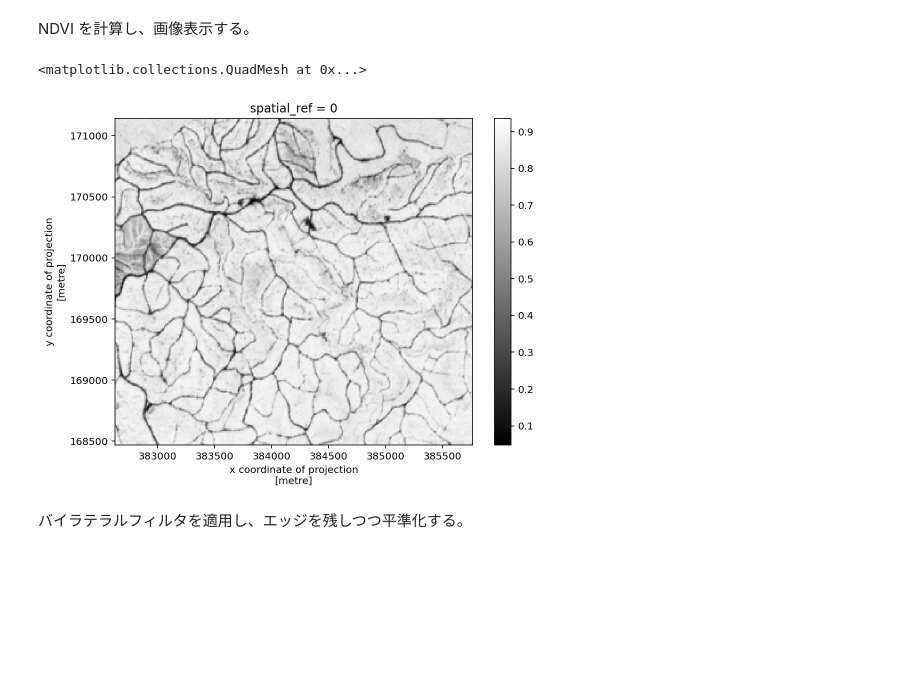
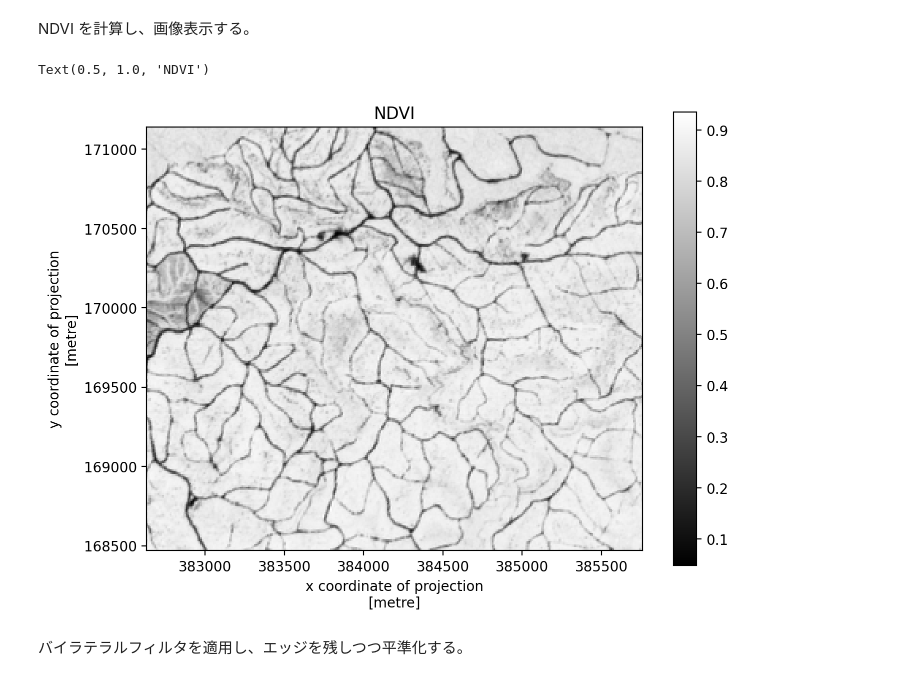
Before and after one commit to sankichi92/satelliteBook, a Jupyter notebook: notebooks/4-3-roads.ipynb, the cells around one changed output. Cells and saved outputs as stored; diff of their text form; code cells hidden in the pictures; blank space fills up the shorter version.

```diff
--- a/notebooks/4-3-roads.ipynb
+++ b/notebooks/4-3-roads.ipynb
@@ -19,6 +19,7 @@ Python 3.8.16
 # %%
 import matplotlib.pyplot as plt
 plt.rcParams['figure.figsize'] = (8, 6)
+plt.rcParams['figure.dpi'] = 100
 # %% [markdown]
 関心領域の Sentinel 2 データを検索し、もっとも被雲率の低いもののトゥルーカラー画像を確認する。
 # %%
@@ -55,12 +53,12 @@ import xarray as xr
 band_names = ['B02', 'B03', 'B04', 'B08']
 aoi_data = []
 for band_name in band_names:
-  band = rioxarray.open_rasterio(item.assets[band_name].href, chunks=True)
+  band = rioxarray.open_rasterio(item.assets[band_name].href)
   band = band.rio.clip_box(*aoi_bbox, crs='EPSG:4326')
   aoi_data.append(band)
 
 aoi_data = xr.concat(aoi_data, dim='band').assign_coords(band=band_names)
-aoi_data.load()
+aoi_data
 # %% [output]
 <xarray.DataArray (band: 4, y: 267, x: 313)>
 array([[[ 323,  369,  354, ...,  325,  331,  310],
@@ -89,12 +90,15 @@ NDVI を計算し、画像表示する。
 # %%
 nir = aoi_data.sel(band='B08').astype('float64')
 red = aoi_data.sel(band='B04').astype('float64')
+aoi_ndvi = (nir - red) / (nir + red)
 
-aoi_ndvi = (nir - red) / (nir + red)
-aoi_ndvi.plot(cmap='gray')
+_fig, ax = plt.subplots()
+aoi_ndvi.plot(ax=ax, cmap='gray')
+ax.set_aspect('equal')
+ax.set_title('NDVI')
 # %% [output]
-<matplotlib.collections.QuadMesh at 0x...>
+Text(0.5, 1.0, 'NDVI')
-[figure, old version]
+[figure, new version]
 # %% [markdown]
 バイラテラルフィルタを適用し、エッジを残しつつ平準化する。
 # %%
```
Also changed, not shown: parts of 11 cells of this notebook.
